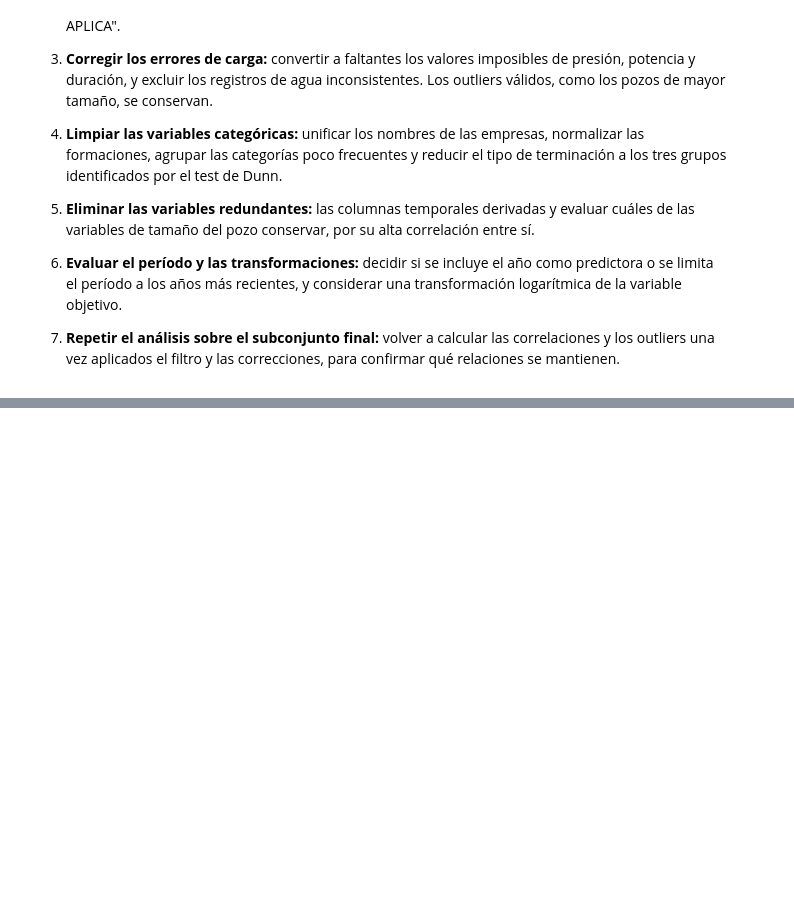
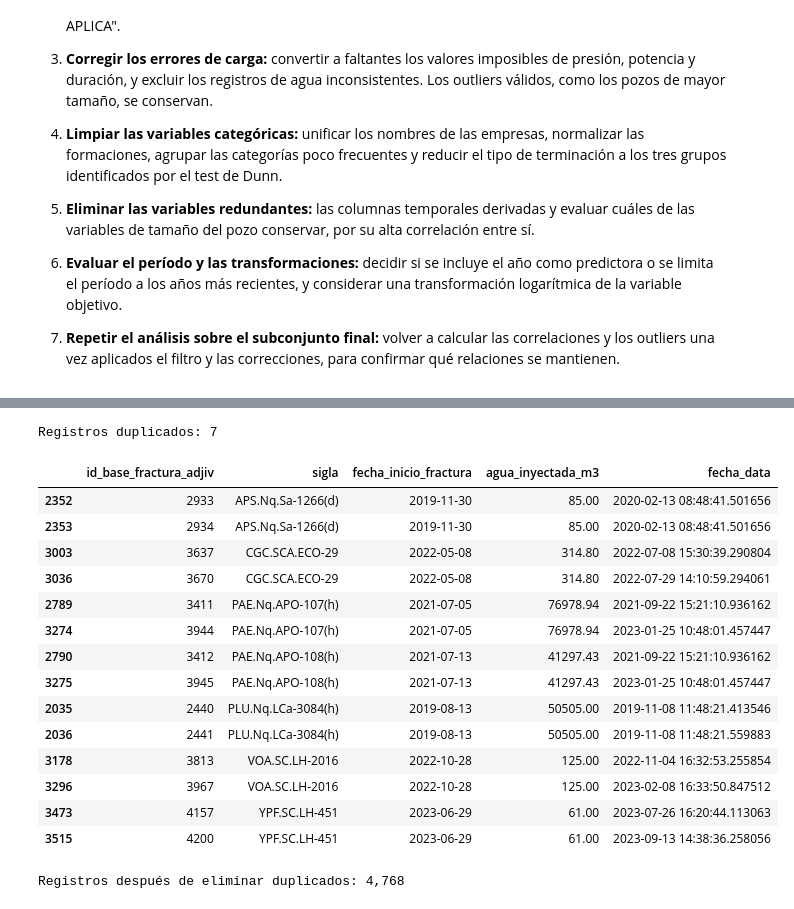
Before and after one commit to 1Claure/Ingenieria_De_Software, a Jupyter notebook: G10_IdS_Fracturas_de_pozos_agua.ipynb, the cells around one changed output, grey strips where cells are left out. Cells and saved outputs as stored; diff of their text form; code cells hidden in the pictures; blank space fills up the shorter version.

```diff
--- a/G10_IdS_Fracturas_de_pozos_agua.ipynb
+++ b/G10_IdS_Fracturas_de_pozos_agua.ipynb
@@ -1835,0 +1946,7 @@ La variable objetivo es `agua_inyectada_m3`, una variable cuantitativa continua,
+# %%
+# @title Completar categorías de subtipo según el tipo de reservorio
+convencional_sin_subtipo = df_limpio["tipo_reservorio"].eq("CONVENCIONAL") & df_limpio["subtipo_reservorio"].isna()
+df_limpio.loc[convencional_sin_subtipo, "subtipo_reservorio"] = "NO APLICA"
+df_limpio["subtipo_reservorio"] = df_limpio["subtipo_reservorio"].fillna("DESCONOCIDO")
+print(f"Subtipos convencionales marcados NO APLICA: {convencional_sin_subtipo.sum():,}")
+print(f"Subtipos sin dato restantes: {df_limpio.subtipo_reservorio.isna().sum():,}")
@@ -1835,0 +1979,7 @@ La variable objetivo es `agua_inyectada_m3`, una variable cuantitativa continua,
+# %%
+# @title Marcar como faltantes los valores de potencia sin sentido físico
+potencia = pd.to_numeric(df_limpio["potencia_equipos_fractura_hp"], errors="coerce")
+potencia_imposible = (potencia < 100) | (potencia > 200_000)
+
+print("Potencia imposible (< 100 hp o > 200.000 hp):", int(potencia_imposible.sum()))
+df_limpio.loc[potencia_imposible, "potencia_equipos_fractura_hp"] = np.nan
@@ -1835,0 +1994,10 @@ La variable objetivo es `agua_inyectada_m3`, una variable cuantitativa continua,
+# %%
+# @title Marcar como faltante la fecha de fin inconsistente
+inicio = pd.to_datetime(df_limpio["fecha_inicio_fractura"], errors="coerce")
+fin = pd.to_datetime(df_limpio["fecha_fin_fractura"], errors="coerce")
+duracion_dias = (fin - inicio).dt.days
+
+fecha_fin_inconsistente = (duracion_dias < 0) | (duracion_dias > 365)
+print("Duración negativa:", int((duracion_dias < 0).sum()))
+print("Duración mayor a 365 días:", int((duracion_dias > 365).sum()))
+df_limpio.loc[fecha_fin_inconsistente, "fecha_fin_fractura"] = pd.NaT
@@ -1835,0 +2017,7 @@ La variable objetivo es `agua_inyectada_m3`, una variable cuantitativa continua,
+# %%
+# @title Exclusión del pad de ExxonMobil con agua repetida
+siglas_pad_exxon = ["XOM.Nq.PdY-1001(h)", "XOM.Nq.PdY-1002(h)", "XOM.Nq.PdY-1003(h)"]
+
+display(df_limpio[df_limpio["sigla"].isin(siglas_pad_exxon)][["sigla", "cantidad_fracturas", "agua_inyectada_m3"]])
+df_limpio = df_limpio[~df_limpio["sigla"].isin(siglas_pad_exxon)].copy()
+print(f"Registros después de excluir el pad: {len(df_limpio):,}")
@@ -1835,0 +2034,32 @@ La variable objetivo es `agua_inyectada_m3`, una variable cuantitativa continua,
+# %%
+# @title Eliminación de registros duplicados
+columnas_operacion = ["idpozo", "fecha_inicio_fractura", "fecha_fin_fractura", "cantidad_fracturas",
+                      "longitud_rama_horizontal_m", "agua_inyectada_m3", "arena_bombeada_nacional_tn"]
+
+duplicados = df_limpio[df_limpio.duplicated(columnas_operacion, keep=False)]
+print(f"Registros duplicados: {df_limpio.duplicated(columnas_operacion).sum()}")
+display(duplicados[["id_base_fractura_adjiv", "sigla", "fecha_inicio_fractura", "agua_inyectada_m3", "fecha_data"]]
+        .sort_values(["sigla", "fecha_data"]))
+
+df_limpio = (df_limpio.sort_values("fecha_data")
+                      .drop_duplicates(columnas_operacion, keep="last")
+                      .sort_index())
+print(f"Registros después de eliminar duplicados: {len(df_limpio):,}")
+# %% [output]
+Registros duplicados: 7
+|  | id_base_fractura_adjiv | sigla | fecha_inicio_fractura | agua_inyectada_m3 | fecha_data |
+| 2352 | 2933 | APS.Nq.Sa-1266(d) | 2019-11-30 | 85.00 | 2020-02-13 08:48:41.501656 |
+| 2353 | 2934 | APS.Nq.Sa-1266(d) | 2019-11-30 | 85.00 | 2020-02-13 08:48:41.501656 |
+| 3003 | 3637 | CGC.SCA.ECO-29 | 2022-05-08 | 314.80 | 2022-07-08 15:30:39.290804 |
+| 3036 | 3670 | CGC.SCA.ECO-29 | 2022-05-08 | 314.80 | 2022-07-29 14:10:59.294061 |
+| 2789 | 3411 | PAE.Nq.APO-107(h) | 2021-07-05 | 76978.94 | 2021-09-22 15:21:10.936162 |
+| 3274 | 3944 | PAE.Nq.APO-107(h) | 2021-07-05 | 76978.94 | 2023-01-25 10:48:01.457447 |
+| 2790 | 3412 | PAE.Nq.APO-108(h) | 2021-07-13 | 41297.43 | 2021-09-22 15:21:10.936162 |
+| 3275 | 3945 | PAE.Nq.APO-108(h) | 2021-07-13 | 41297.43 | 2023-01-25 10:48:01.457447 |
+| 2035 | 2440 | PLU.Nq.LCa-3084(h) | 2019-08-13 | 50505.00 | 2019-11-08 11:48:21.413546 |
+| 2036 | 2441 | PLU.Nq.LCa-3084(h) | 2019-08-13 | 50505.00 | 2019-11-08 11:48:21.559883 |
+| 3178 | 3813 | VOA.SC.LH-2016 | 2022-10-28 | 125.00 | 2022-11-04 16:32:53.255854 |
+| 3296 | 3967 | VOA.SC.LH-2016 | 2022-10-28 | 125.00 | 2023-02-08 16:33:50.847512 |
+| 3473 | 4157 | YPF.SC.LH-451 | 2023-06-29 | 61.00 | 2023-07-26 16:20:44.113063 |
+| 3515 | 4200 | YPF.SC.LH-451 | 2023-06-29 | 61.00 | 2023-09-13 14:38:36.258056 |
+Registros después de eliminar duplicados: 4,768
```
Also changed, not shown: parts of 44 cells of this notebook, 2 other files.
